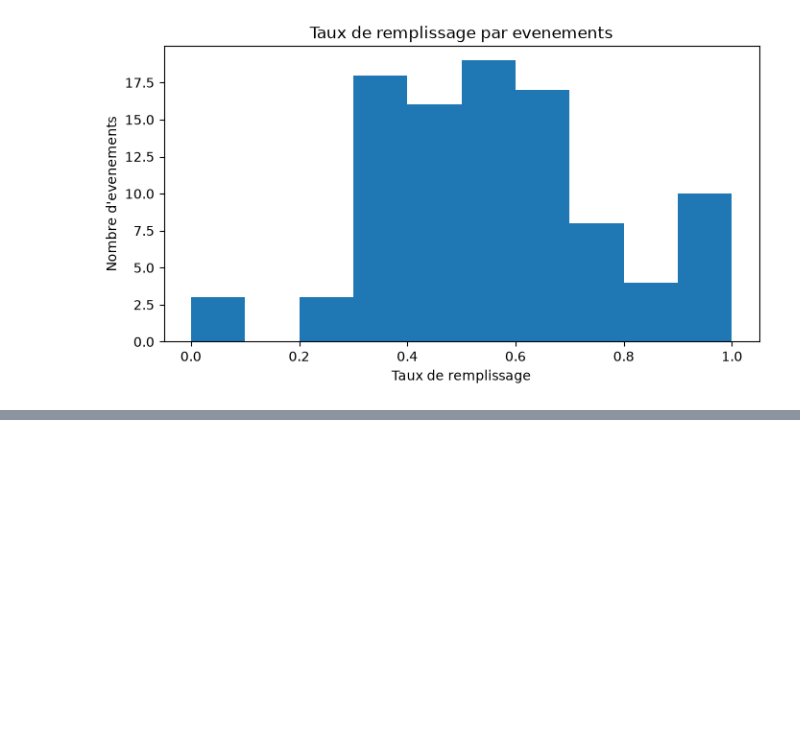
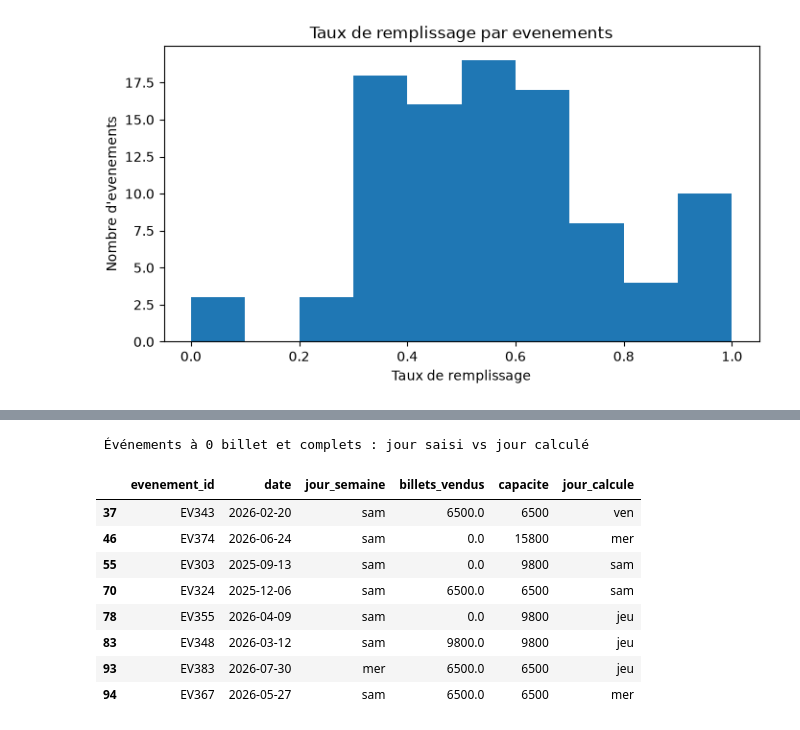
Before and after one commit to Fourkhoub/Projet_DataMining, a Jupyter notebook: notebooks/eda_evenements.ipynb, the cells around one changed output, grey strips where cells are left out. Drawn from its saved outputs; the diff is of its cells as text; code cells hidden in the pictures; blank space fills up the shorter version.

```diff
--- a/notebooks/eda_evenements.ipynb
+++ b/notebooks/eda_evenements.ipynb
@@ -324,0 +326,8 @@ dtype: int64
+# %%
+# Conversion dans une variable à part (on ne modifie pas df_evenements)
+dates = pd.to_datetime(df_evenements['date'], errors='coerce')
+
+print("\n Dates illisibles :", dates.isnull().sum())
+print(" Première date :", dates.min().date())
+print(" Dernière date :", dates.max().date())
+print(" Durée couverte (jours) :", (dates.max() - dates.min()).days)
@@ -324,0 +341,12 @@ dtype: int64
+# %%
+# Jour calculé à partir de la date, au même format que jour_semaine
+noms_jours = {0: 'lun', 1: 'mar', 2: 'mer', 3: 'jeu', 4: 'ven', 5: 'sam', 6: 'dim'}
+jour_calcule = dates.dt.day_of_week.map(noms_jours)
+
+masque_jour_incoherent = jour_calcule != df_evenements['jour_semaine']
+print("\n Incohérences date / jour_semaine")
+print(masque_jour_incoherent.value_counts())
+
+comparaison = df_evenements[['evenement_id', 'date', 'jour_semaine']].copy()
+comparaison['jour_calcule'] = jour_calcule
+display(comparaison[masque_jour_incoherent])
@@ -324,0 +401,19 @@ dtype: int64
+# %%
+evenements_a_suivre = masque_zero | masque_complet
+
+suivi = df_evenements.loc[evenements_a_suivre, ['evenement_id', 'date', 'jour_semaine', 'billets_vendus', 'capacite']].copy()
+suivi['jour_calcule'] = jour_calcule[evenements_a_suivre]
+
+print("\n Événements à 0 billet et complets : jour saisi vs jour calculé")
+display(suivi)
+# %% [output]
+ Événements à 0 billet et complets : jour saisi vs jour calculé
+|  | evenement_id | date | jour_semaine | billets_vendus | capacite | jour_calcule |
+| 37 | EV343 | 2026-02-20 | sam | 6500.0 | 6500 | ven |
+| 46 | EV374 | 2026-06-24 | sam | 0.0 | 15800 | mer |
+| 55 | EV303 | 2025-09-13 | sam | 0.0 | 9800 | sam |
+| 70 | EV324 | 2025-12-06 | sam | 6500.0 | 6500 | sam |
+| 78 | EV355 | 2026-04-09 | sam | 0.0 | 9800 | jeu |
+| 83 | EV348 | 2026-03-12 | sam | 9800.0 | 9800 | jeu |
+| 93 | EV383 | 2026-07-30 | mer | 6500.0 | 6500 | jeu |
+| 94 | EV367 | 2026-05-27 | sam | 6500.0 | 6500 | mer |
```
Also changed, not shown: parts of 44 cells of this notebook.
